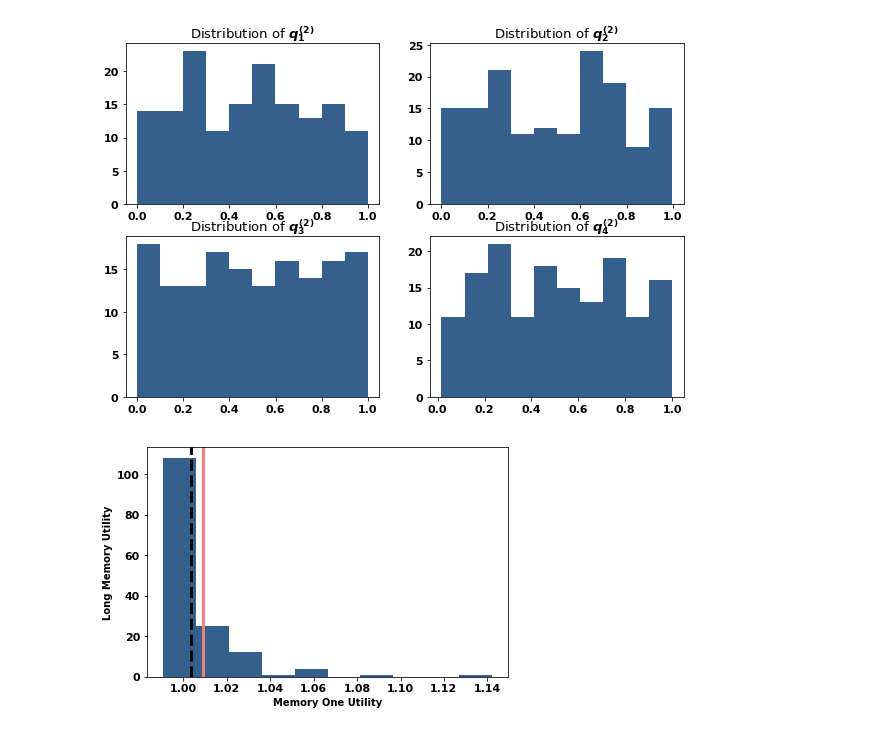
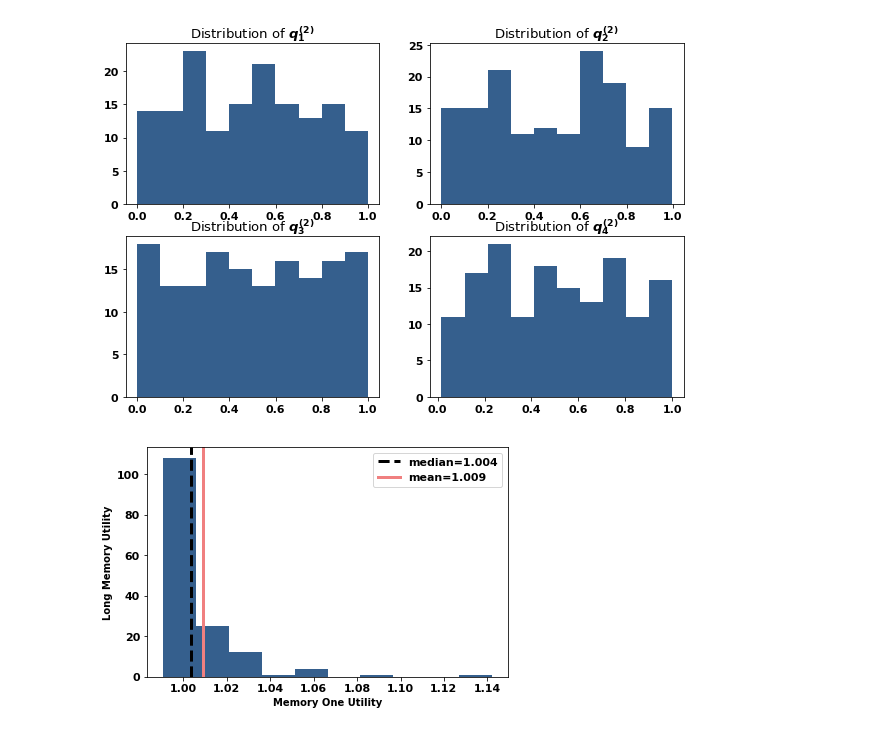
Before and after one commit to Nikoleta-v3/Memory-size-in-the-prisoners-dilemma, a Jupyter notebook: nbs/3. Numerical experiments.ipynb, the cells around one changed output. Cells and saved outputs as stored; diff of their text form; code cells hidden in the pictures.

```diff
--- a/nbs/3. Numerical experiments.ipynb
+++ b/nbs/3. Numerical experiments.ipynb
@@ -387,31 +387,33 @@ x = range(len(df_with_gambler["gambler_utility"]))
 fig, axes = plt.subplots()
 
 ratio = df_with_gambler["gambler_utility"] / df_with_gambler["mem_one_utility"]
 
 # plt.scatter(df_with_gambler["mem_one_utility"],
 #             df_with_gambler["gambler_utility"],
 #             label="Gambler(2, 1, 1)", color=color);
 
 plt.hist(ratio, color=color)
 
 axes.axvline(
     np.median(ratio),
     color="black",
     linestyle="dashed",
     linewidth=3,
     label="median=%s" % round(np.median(ratio), 3)
 )
 
 axes.axvline(
     np.mean(ratio), color="lightcoral", linewidth=3,
     label="mean=%s" % round(np.mean(ratio), 3)
 )
 
 plt.ylabel("Long Memory Utility", fontsize=10, fontweight="bold")
 plt.xlabel("Memory One Utility", fontsize=10, fontweight="bold");
 
 fig.tight_layout()
 
+plt.legend();
+
 plt.savefig('../img/gambler_performance_against_mem_one.pdf')
 # %% [output]
-[figure, old version]
+[figure, new version]
```
Also changed, not shown: parts of 2 cells of this notebook, 2 other files.
